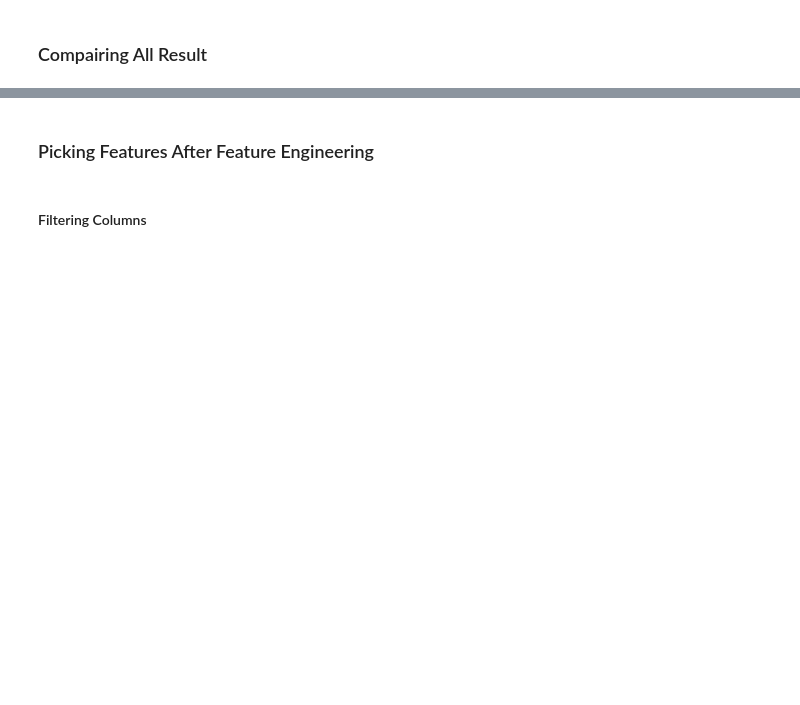
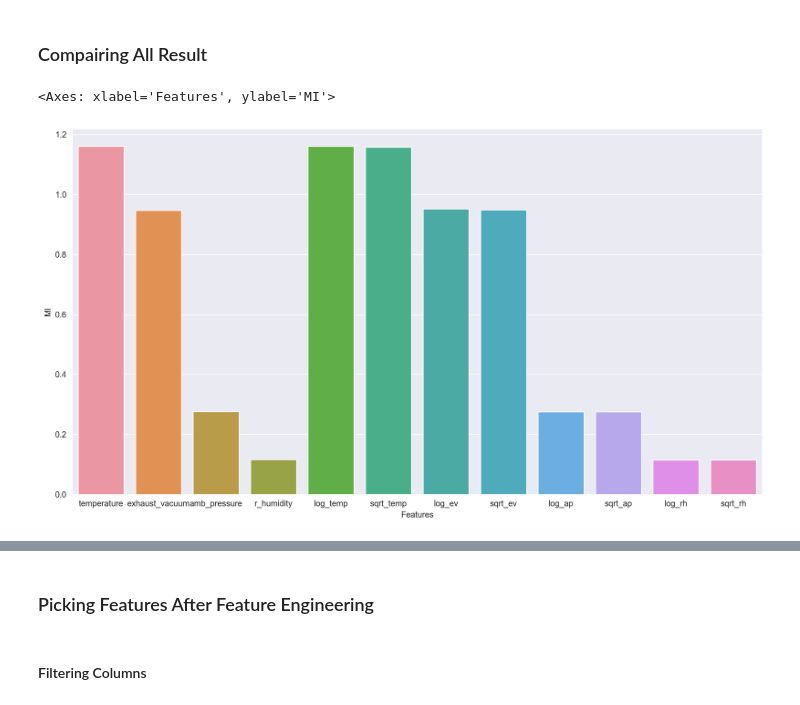
Before and after one commit to kunal-mallick/Energy_Production, a Jupyter notebook: Feature Engineering & Feature Extraction/Feature.ipynb, the cells around one changed output, grey strips where cells are left out. Drawn from its saved outputs; the diff is of its cells as text; code cells hidden in the pictures; blank space fills up the shorter version.

```diff
--- a/Feature Engineering & Feature Extraction/Feature.ipynb
+++ b/Feature Engineering & Feature Extraction/Feature.ipynb
@@ -101,7 +99,7 @@ array([0.08519241, 0.00963103, 0.00728644, 0.00471706, 0.74121238,
 # %%
 imp_cols = pd.DataFrame({
     'Features' : x.columns,
-    'MI' : mutual_info_test,
+    'MI' : mutual_scores,
     'IG' : dt.feature_importances_
 })
 
@@ -129,0 +125,7 @@ sns.barplot(x = imp_cols.sort_values(by='IG', ascending=False).loc[:,'IG'],
+# %%
+sns.barplot(x = 'Features',
+            y = 'MI',
+            data = imp_cols)
+# %% [output]
+<Axes: xlabel='Features', ylabel='MI'>
+[figure, added]
```
Also changed, not shown: parts of 40 cells of this notebook, 3 other files.
